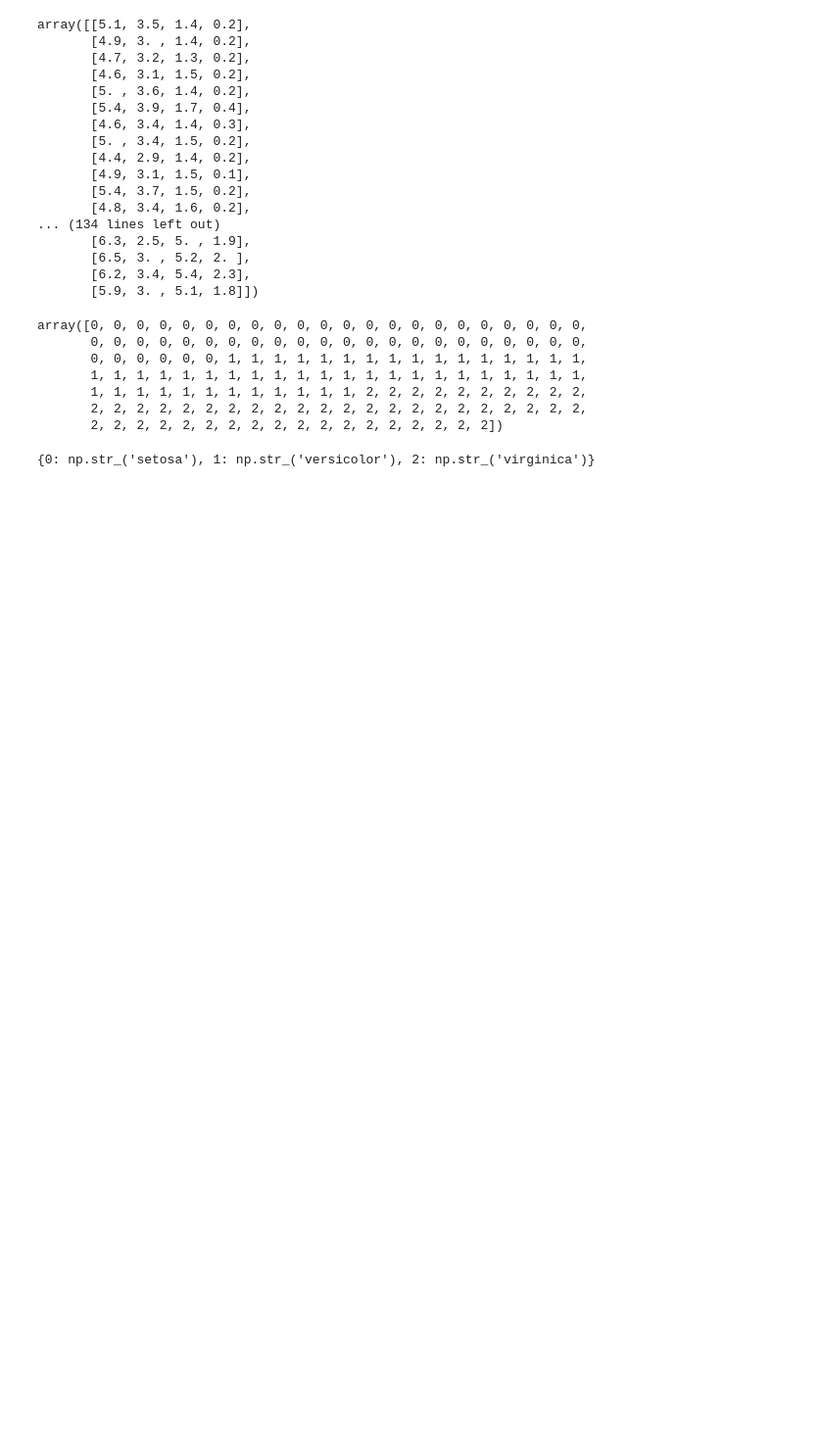
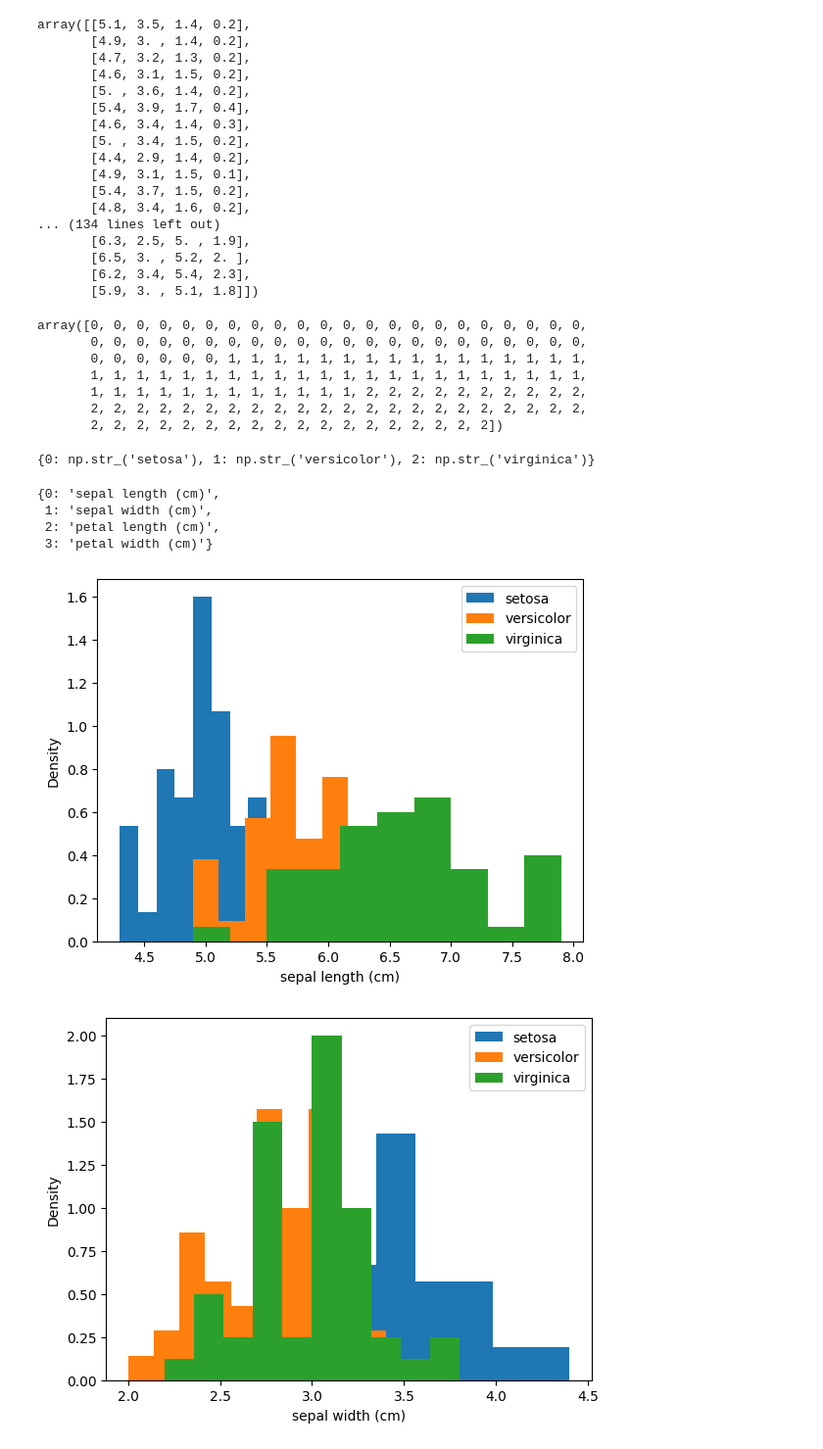
Before and after one commit to emmanuelmessina00/Machine-Learning-Code, a Jupyter notebook: matplotlib/irisplot.ipynb, the cells around one changed output. Shown at 98% size. Drawn from its saved outputs; the diff is of its cells as text; code cells hidden in the pictures; blank space fills up the shorter version.

```diff
--- a/matplotlib/irisplot.ipynb
+++ b/matplotlib/irisplot.ipynb
@@ -46,0 +47,23 @@ label_name
+# %%
+feature_dict = {i: name for i, name in enumerate(iris.feature_names)}
+feature_dict
+# %% [output]
+{0: 'sepal length (cm)',
+ 1: 'sepal width (cm)',
+ 2: 'petal length (cm)',
+ 3: 'petal width (cm)'}
+# %%
+def generateHistograms(D,L):
+    for i in feature_dict.keys():
+        for j in label_name.keys():
+            mask=(L==j)
+            plt.hist(D[mask,i],density=True,label=label_name.get(j) )
+            plt.xlabel(feature_dict.get(i))
+            plt.ylabel('Density')
+        plt.legend()
+        plt.show()
+# %%
+generateHistograms(D,L)
+# %% [output]
+[figure, added]
+[figure, added]
```
Also changed, not shown: parts of 10 cells of this notebook, 1 other file.
